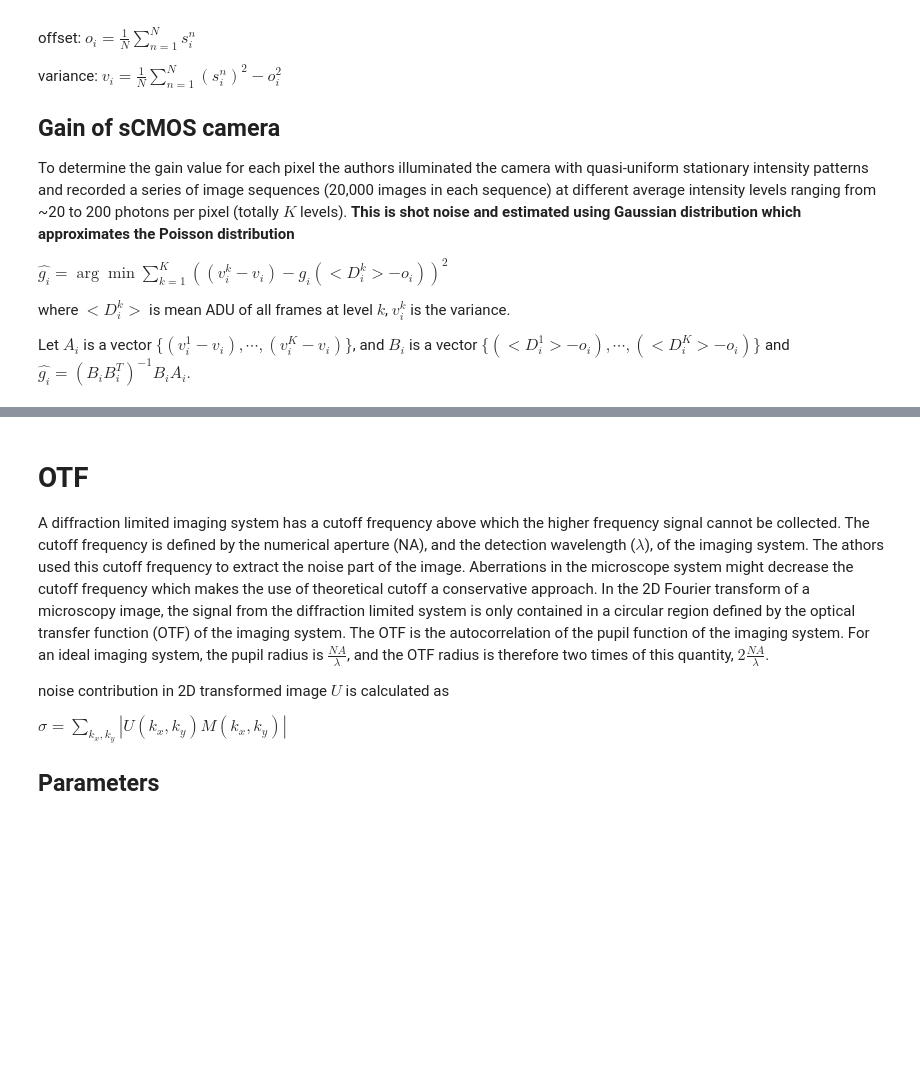
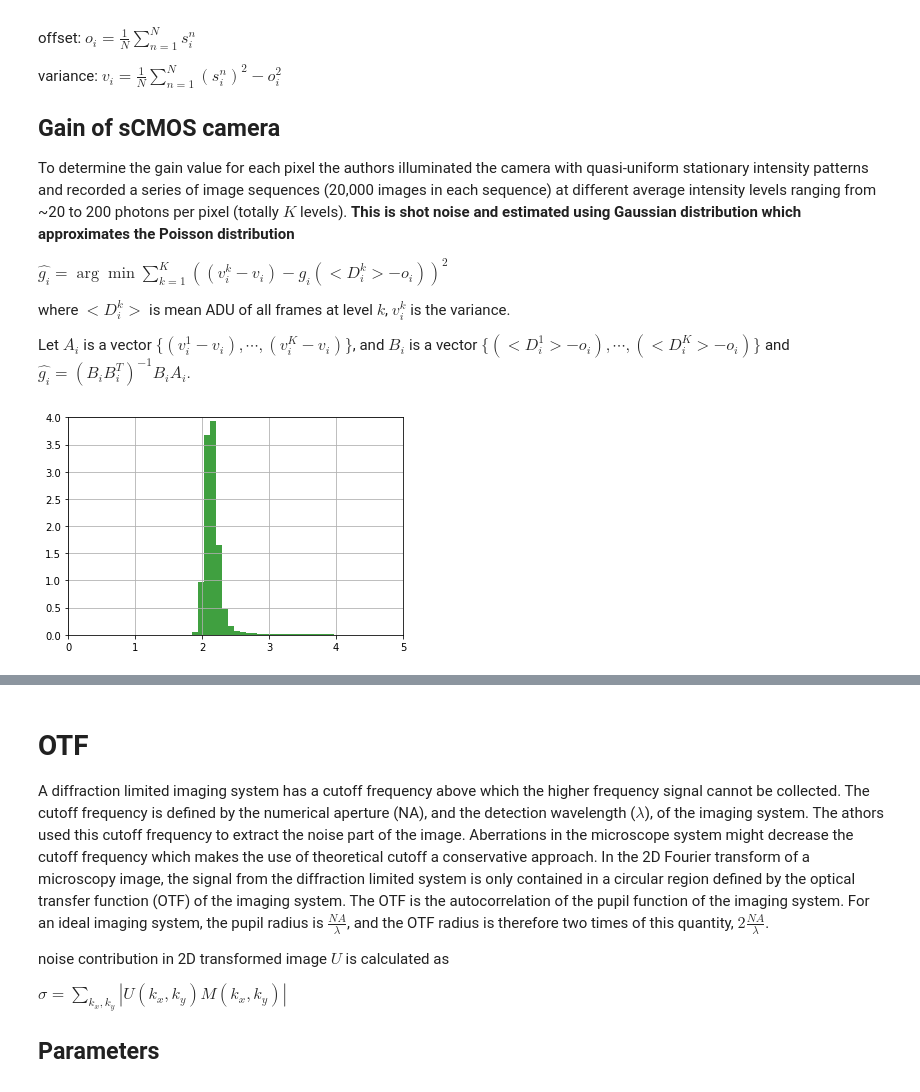
Before and after one commit to zqwei/fish_processing, a Jupyter notebook: pixelwiseDenoising/pixelDenoising.ipynb, the cells around one changed output, grey strips where cells are left out. Cells and saved outputs as stored; diff of their text form; code cells hidden in the pictures; blank space fills up the shorter version.

```diff
--- a/pixelwiseDenoising/pixelDenoising.ipynb
+++ b/pixelwiseDenoising/pixelDenoising.ipynb
@@ -111,0 +114,13 @@ plt.imshow(offset, cmap=plt.cm.binary)
+# %%
+from glob import glob
+offsetMat = [];
+varmat = [];
+for nfile in glob('camera_statsgain_measure*.npz'):
+    data = np.load(nfile)
+    tOff = data['arr_0']
+    tvar = data['arr_1']
+    offsetMat.append(tOff)
+    varmat.append(tvar)
+offsetMat = np.array(offsetMat)
+varmat = np.array(varmat)
+gainMatShape = (varmat.shape[1], varmat.shape[2])
@@ -111,0 +131,27 @@ plt.imshow(offset, cmap=plt.cm.binary)
+# %%
+# image to vector
+offsetVec = offsetMat.reshape(offsetMat.shape[0], -1)
+varVec = varmat.reshape(varmat.shape[0], -1)
+# remove 0mW (background)
+offsetVec = offsetVec - offsetVec[0]
+varVec = varVec - varVec[0]
+# remove 0mW
+offsetVec = offsetVec[1:]
+varVec = varVec[1:]
+# %%
+gainVec = np.zeros(offsetVec.shape[1])
+for n in range(offsetVec.shape[1]):
+    noffset = offsetVec[:, n]
+    nvar = varVec[:, n]
+    gainVec[n] = np.inner(noffset, nvar)/ np.inner(noffset, noffset)
+
+offset = offsetMat[0]
+var = varmat[0]
+gain = np.array(gainVec).reshape(gainMatShape)
+# %%
+n, bins, patches = plt.hist(gainVec, bins=1000, density=True, facecolor='g', alpha=0.75)
+plt.axis([0, 5, 0, 4])
+plt.grid(True)
+plt.show()
+# %% [output]
+[figure, added]
```
Also changed, not shown: parts of 10 cells of this notebook, 3 other files.
